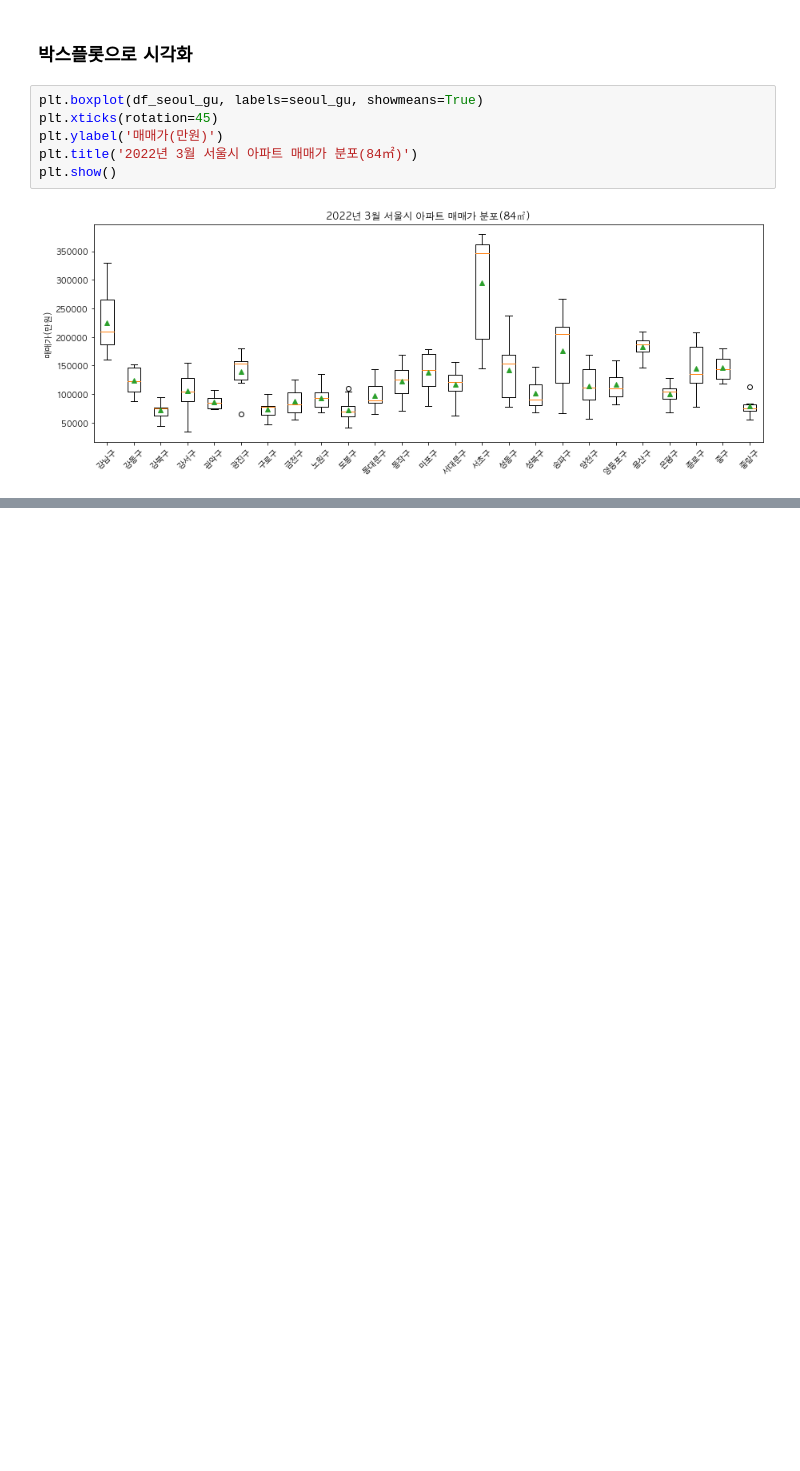
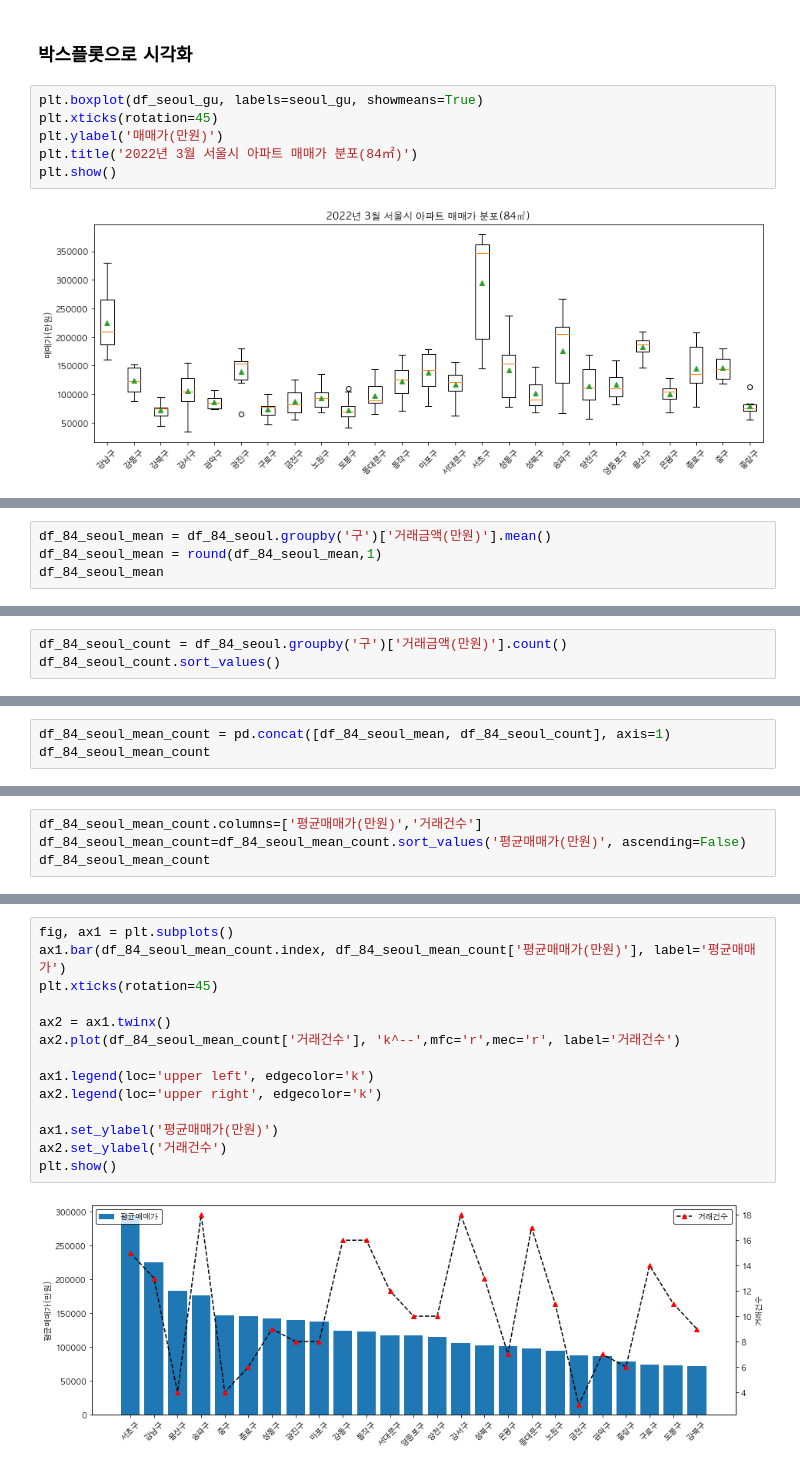
Before and after one commit to limetree-indigo/python-visualization, a Jupyter notebook: 13 아파트 실거래가 시각화/13 아파트 실거래가 데이터 수집.ipynb, the cells around one changed output, grey strips where cells are left out. Drawn from its saved outputs; the diff is of its cells as text; blank space fills up the shorter version.

Commit message:
13-5 서울시 아파트 평균매매가, 거래건수 시각화

```diff
--- a/13 아파트 실거래가 시각화/13 아파트 실거래가 데이터 수집.ipynb
+++ b/13 아파트 실거래가 시각화/13 아파트 실거래가 데이터 수집.ipynb
@@ -364,0 +368,4 @@ plt.show()
+# %%
+df_84_seoul_mean = df_84_seoul.groupby('구')['거래금액(만원)'].mean()
+df_84_seoul_mean = round(df_84_seoul_mean,1)
+df_84_seoul_mean
@@ -364,0 +392,3 @@ plt.show()
+# %%
+df_84_seoul_count = df_84_seoul.groupby('구')['거래금액(만원)'].count()
+df_84_seoul_count.sort_values()
@@ -364,0 +413,3 @@ plt.show()
+# %%
+df_84_seoul_mean_count = pd.concat([df_84_seoul_mean, df_84_seoul_count], axis=1)
+df_84_seoul_mean_count
@@ -364,0 +435,4 @@ plt.show()
+# %%
+df_84_seoul_mean_count.columns=['평균매매가(만원)','거래건수']
+df_84_seoul_mean_count=df_84_seoul_mean_count.sort_values('평균매매가(만원)', ascending=False)
+df_84_seoul_mean_count
@@ -364,0 +458,16 @@ plt.show()
+# %%
+fig, ax1 = plt.subplots()
+ax1.bar(df_84_seoul_mean_count.index, df_84_seoul_mean_count['평균매매가(만원)'], label='평균매매가')
+plt.xticks(rotation=45)
+
+ax2 = ax1.twinx()
+ax2.plot(df_84_seoul_mean_count['거래건수'], 'k^--',mfc='r',mec='r', label='거래건수')
+
+ax1.legend(loc='upper left', edgecolor='k')
+ax2.legend(loc='upper right', edgecolor='k')
+
+ax1.set_ylabel('평균매매가(만원)')
+ax2.set_ylabel('거래건수')
+plt.show()
+# %% [output]
+[figure, added]
```
Also changed, not shown: parts of 6 cells of this notebook.
